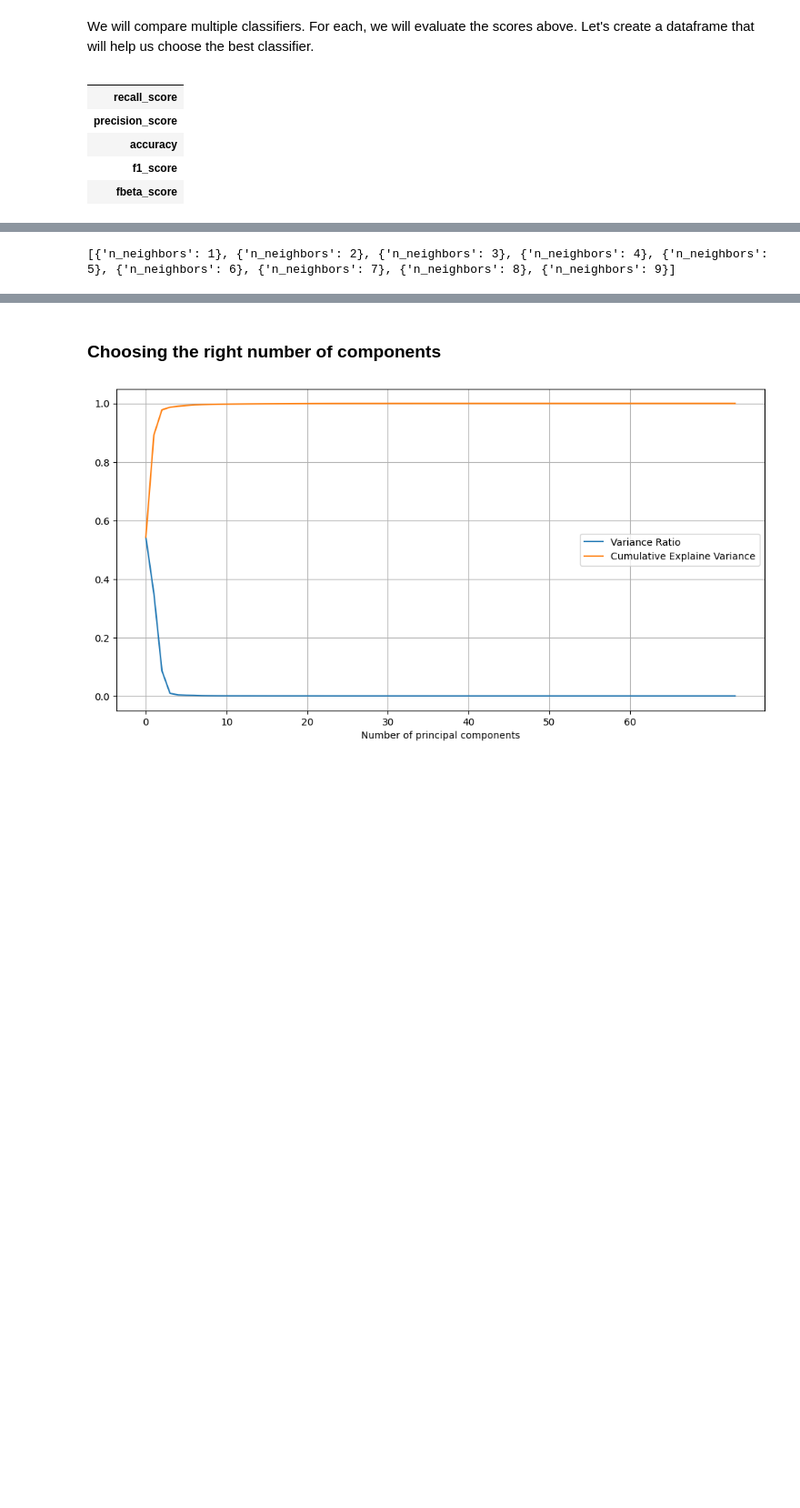
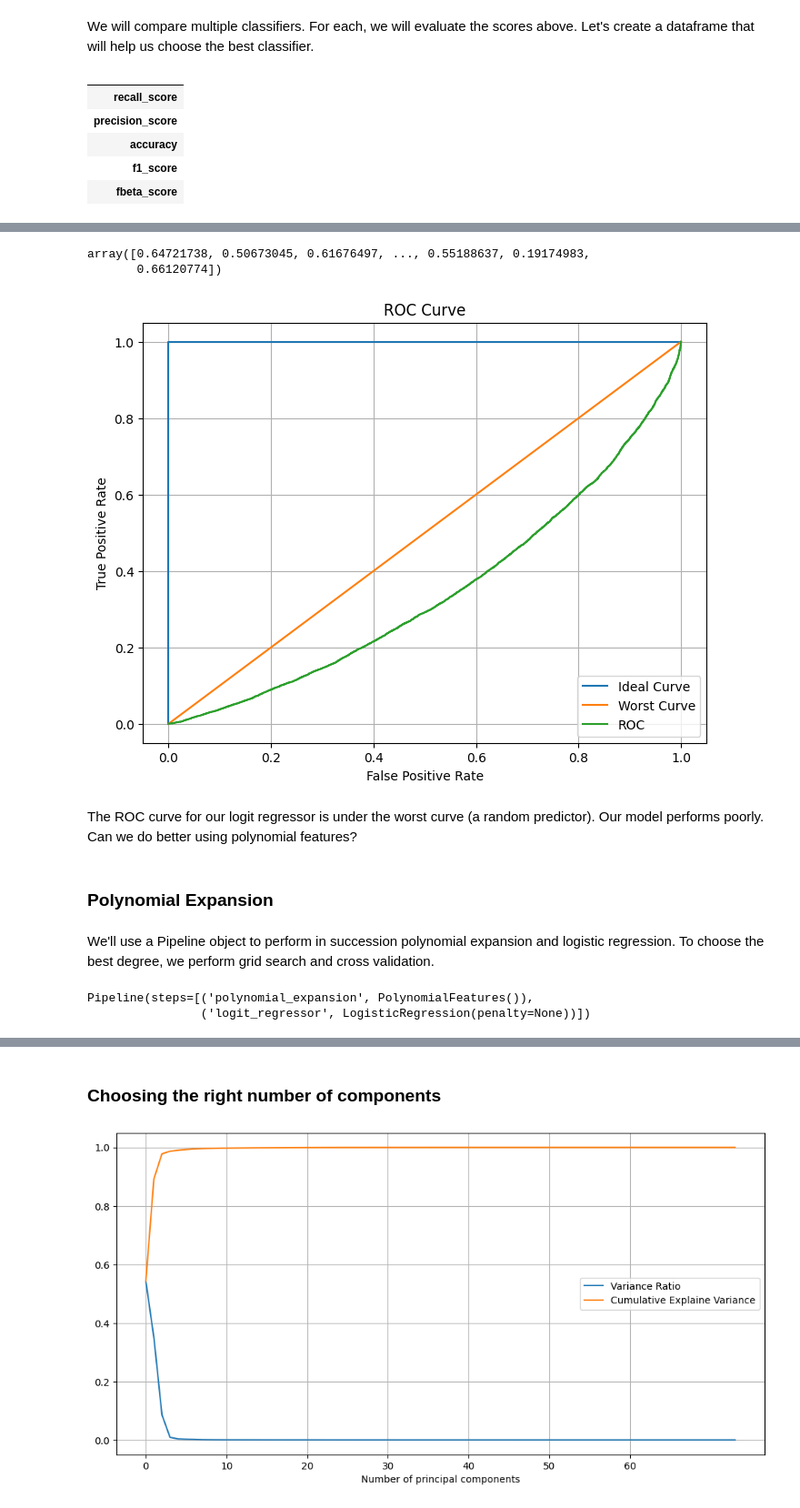
Before and after one commit to weiss25r/Data-analysis-of-diabetic-patients-readmissions-in-hospitals, a Jupyter notebook: main.ipynb, the cells around one changed output, grey strips where cells are left out. Shown: that part at 91% size. Cells and saved outputs as stored; diff of their text form; code cells hidden in the pictures; blank space fills up the shorter version.

Commit message:
Logistic regression for prediction

```diff
--- a/main.ipynb
+++ b/main.ipynb
@@ -788 +766,6 @@ knn = gs.best_estimator_
+# %%
+from sklearn.linear_model import LogisticRegression
+from sklearn.metrics import roc_curve, roc_auc_score
+
+log_regr = LogisticRegression(penalty=None).fit(train_set, y_train)
 # %%
@@ -805,5 +789,29 @@ Accuracy:  0.5415667623128022
-# %%
-best_params = gs.cv_results_['params']
-print(best_params)
-# %% [output]
-[{'n_neighbors': 1}, {'n_neighbors': 2}, {'n_neighbors': 3}, {'n_neighbors': 4}, {'n_neighbors': 5}, {'n_neighbors': 6}, {'n_neighbors': 7}, {'n_neighbors': 8}, {'n_neighbors': 9}]
+# %%
+log_regr.predict_proba(test_set)[:, 0]
+# %% [output]
+array([0.64721738, 0.50673045, 0.61676497, ..., 0.55188637, 0.19174983,
+       0.66120774])
+# %%
+fpr, tpr, thresholds = roc_curve(y_true=y_test, y_score=log_regr.predict_proba(test_set)[:, 0])
+worst_curve = np.linspace(0,1,100)
+ideal_curve = np.ones(100)
+
+plt.figure(figsize = (8, 6))
+plt.plot([0]+list(worst_curve),[0]+list(ideal_curve))
+plt.plot(worst_curve, worst_curve)
+plt.plot(fpr,tpr)
+
+plt.grid()
+plt.xlabel('False Positive Rate')
+plt.ylabel('True Positive Rate')
+plt.title('ROC Curve')
+
+plt.legend(['Ideal Curve','Worst Curve', 'ROC'])
+
+plt.show()
+# %% [output]
+[figure, added]
+# %% [markdown]
+The ROC curve for our logit regressor is under the worst curve (a random predictor). Our model performs poorly. Can we do better using polynomial features?
+# %% [markdown]
+### Polynomial Expansion
@@ -809,0 +824,14 @@ print(best_params)
+# %% [markdown]
+We'll use a Pipeline object to perform in succession polynomial expansion and logistic regression.
+To choose the best degree, we perform grid search and cross validation.
+# %%
+pol_regr = Pipeline([
+    ('polynomial_expansion', PolynomialFeatures()),
+    ('logit_regressor', LogisticRegression(penalty=None))
+])
+
+# Imposta il grado dell'espansione polinomiale
+pol_regr.set_params(polynomial_expansion__degree=2)
+# %% [output]
+Pipeline(steps=[('polynomial_expansion', PolynomialFeatures()),
+                ('logit_regressor', LogisticRegression(penalty=None))])
```
Also changed, not shown: parts of 60 cells of this notebook.
